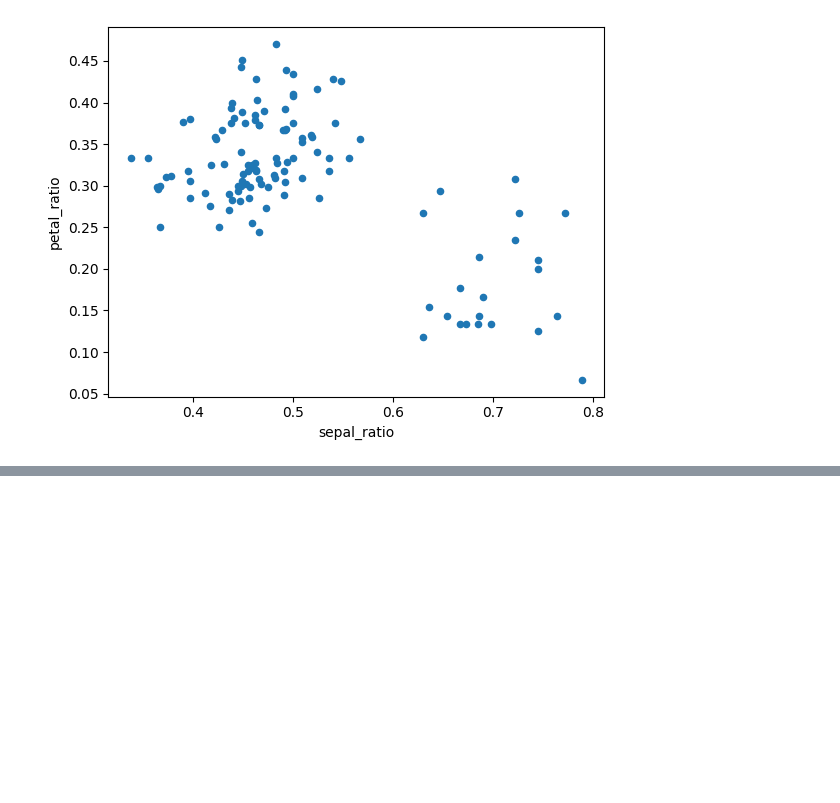
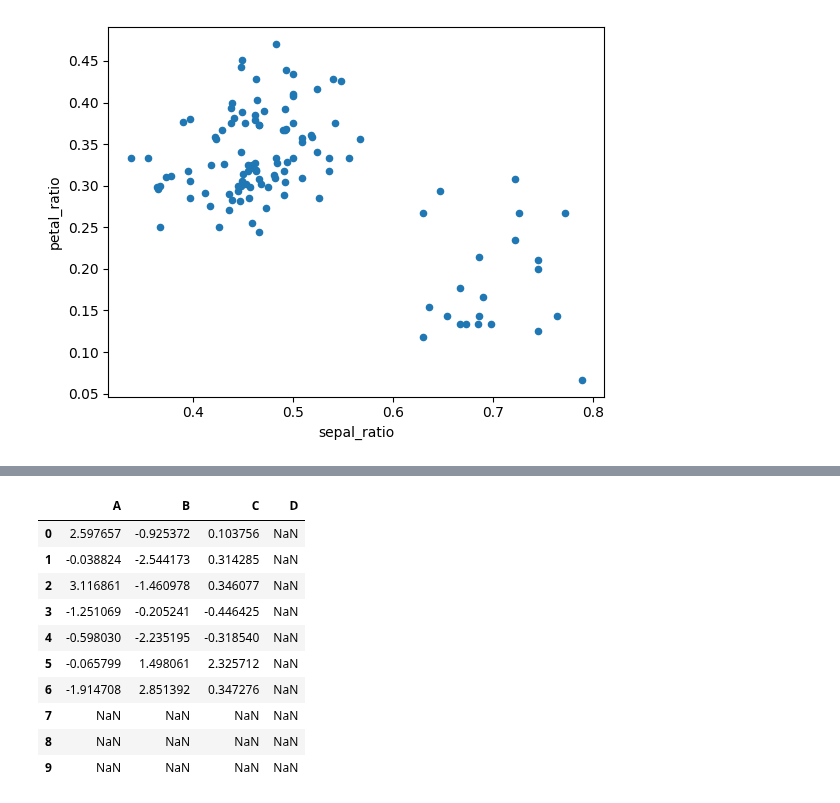
Before and after one commit to TaMaN2031A/data-yard, a Jupyter notebook: roots of knowledge/pandas documentation/User Guide/Intro to data structure.ipynb, the cells around one changed output, grey strips where cells are left out. Saved outputs shown, nothing was run; the diff lists cells and outputs as text; code cells hidden in the pictures; blank space fills up the shorter version.

```diff
--- a/roots of knowledge/pandas documentation/User Guide/Intro to data structure.ipynb
+++ b/roots of knowledge/pandas documentation/User Guide/Intro to data structure.ipynb
@@ -613,0 +667,2 @@ iris.assign(sepal_ratio = lambda x: x['sepal length (cm)'] / x['sepal width (cm)
+# %%
+df2 = pd.DataFrame(np.random.randn(7, 3), columns=list("ABC"))
@@ -613,0 +680,14 @@ iris.assign(sepal_ratio = lambda x: x['sepal length (cm)'] / x['sepal width (cm)
+# %%
+df + df2
+# %% [output]
+|  | A | B | C | D |
+| 0 | 2.597657 | -0.925372 | 0.103756 | NaN |
+| 1 | -0.038824 | -2.544173 | 0.314285 | NaN |
+| 2 | 3.116861 | -1.460978 | 0.346077 | NaN |
+| 3 | -1.251069 | -0.205241 | -0.446425 | NaN |
+| 4 | -0.598030 | -2.235195 | -0.318540 | NaN |
+| 5 | -0.065799 | 1.498061 | 2.325712 | NaN |
+| 6 | -1.914708 | 2.851392 | 0.347276 | NaN |
+| 7 | NaN | NaN | NaN | NaN |
+| 8 | NaN | NaN | NaN | NaN |
+| 9 | NaN | NaN | NaN | NaN |
```
Also changed, not shown: parts of 34 cells of this notebook.
